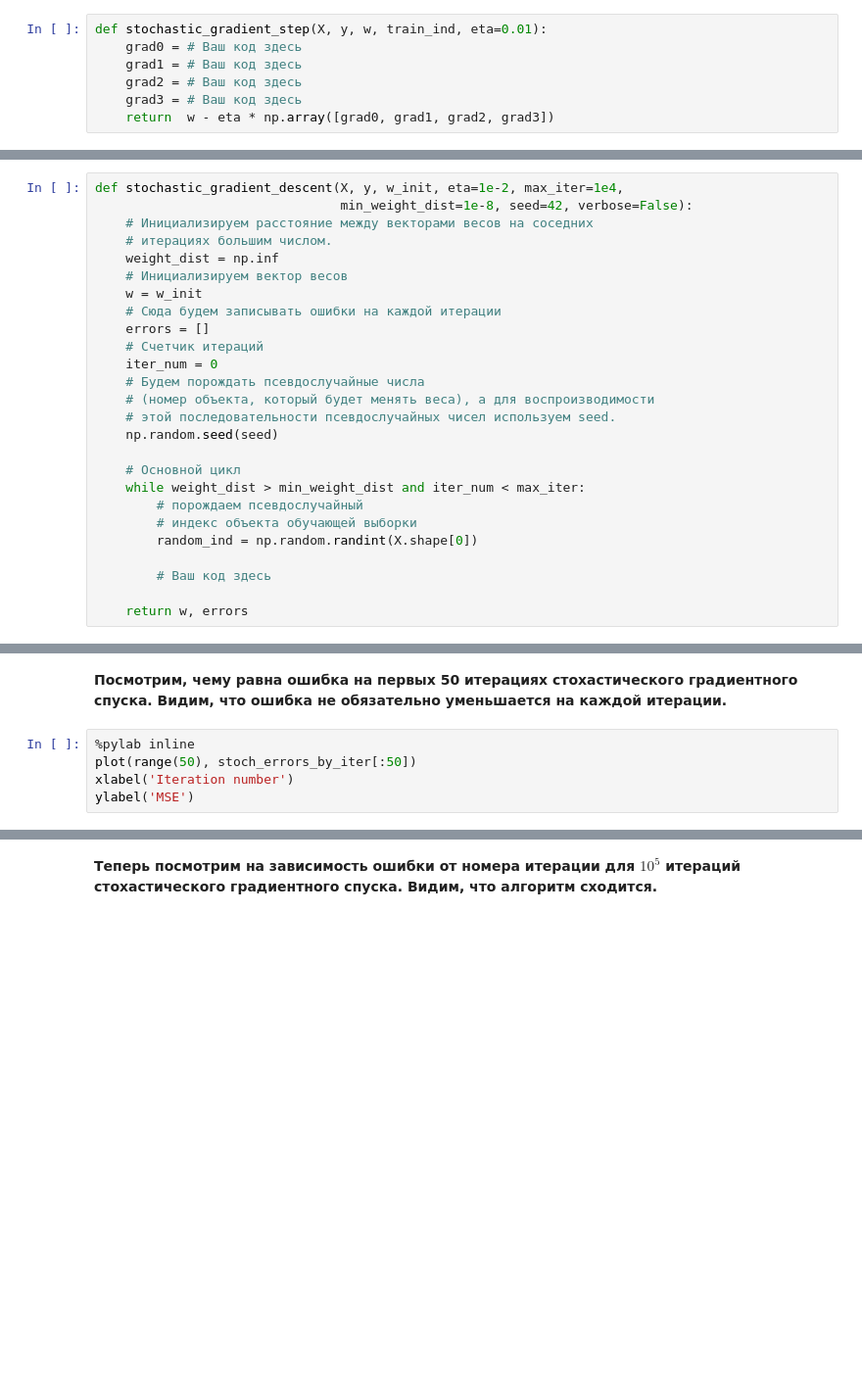
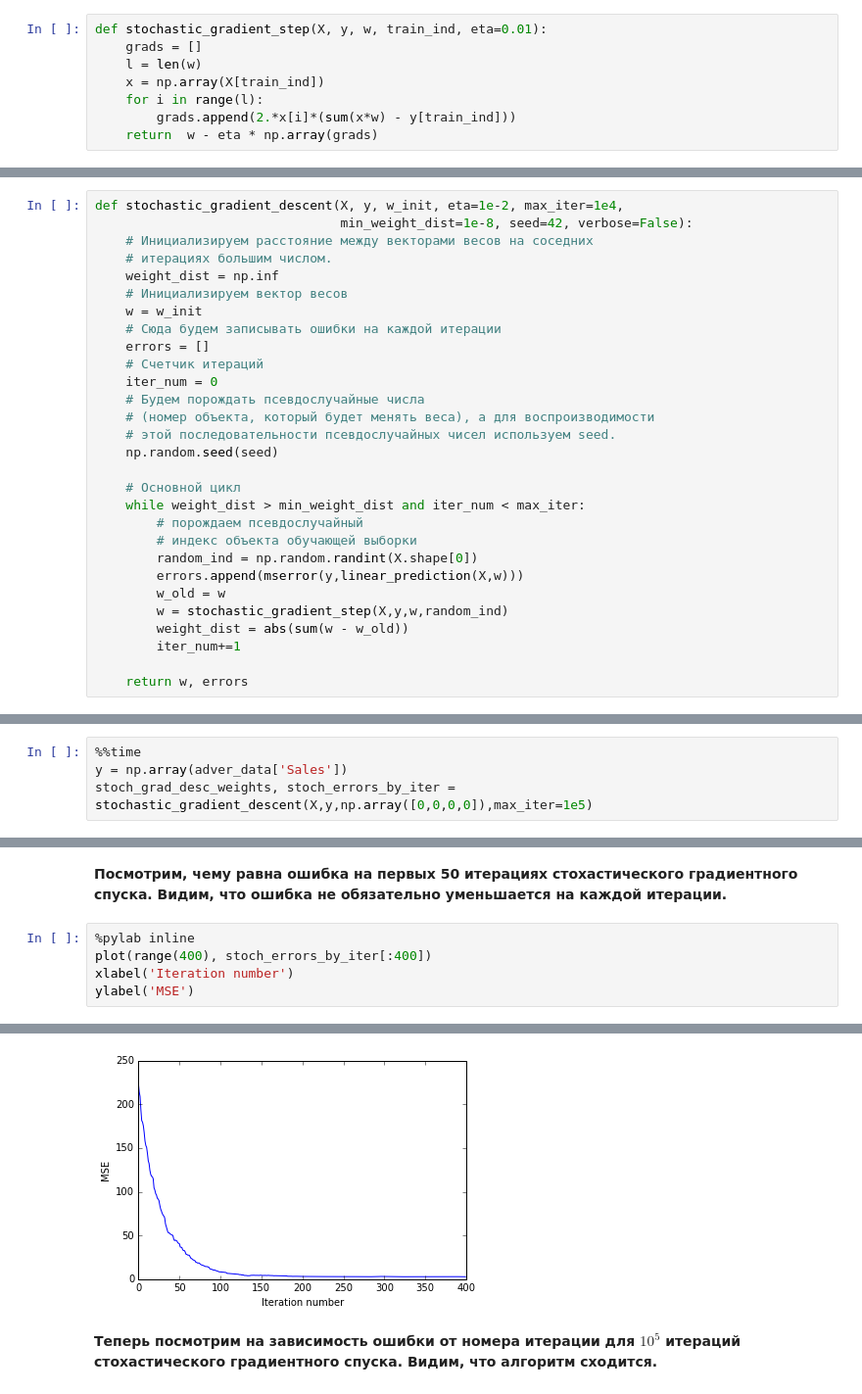
Before and after one commit to InglouriousBasterd667/Yandex-machine-learning, a Jupyter notebook: week1/PA_linreg_stochastic_grad_descent.ipynb, the cells around one changed output, grey strips where cells are left out. Shown at 98% size. Drawn from its saved outputs; the diff is of its cells as text; blank space fills up the shorter version.

```diff
--- a/week1/PA_linreg_stochastic_grad_descent.ipynb
+++ b/week1/PA_linreg_stochastic_grad_descent.ipynb
@@ -133,12 +161,13 @@ write_answer_to_file(answer3, '3.txt')
 # %% [markdown]
 **5. Напишите функцию *stochastic_gradient_step*, реализующую шаг стохастического градиентного спуска для линейной регрессии. Функция должна принимать матрицу *X*, вектора *y* и *w*, число *train_ind* - индекс объекта обучающей выборки (строки матрицы *X*), по которому считается изменение весов, а также число *$\eta$* (eta) - шаг градиентного спуска (по умолчанию *eta*=0.01). Результатом будет вектор обновленных весов. Наша реализация функции будет явно написана для данных с 3 признаками, но несложно модифицировать для любого числа признаков, можете это сделать.**
-# %%
-def stochastic_gradient_step(X, y, w, train_ind, eta=0.01):
-    grad0 = # Ваш код здесь
-    grad1 = # Ваш код здесь
-    grad2 = # Ваш код здесь
-    grad3 = # Ваш код здесь
-    return  w - eta * np.array([grad0, grad1, grad2, grad3])
+# %%
+def stochastic_gradient_step(X, y, w, train_ind, eta=0.01):
+    grads = []
+    l = len(w)
+    x = np.array(X[train_ind])
+    for i in range(l):
+        grads.append(2.*x[i]*(sum(x*w) - y[train_ind]))
+    return  w - eta * np.array(grads)
 # %% [markdown]
 **6. Напишите функцию *stochastic_gradient_descent*, реализующую стохастический градиентный спуск для линейной регрессии. Функция принимает на вход следующие аргументы:**
 - X - матрица, соответствующая обучающей выборке
@@ -174,8 +203,11 @@ def stochastic_gradient_descent(X, y, w_init, eta=1e-2, max_iter=1e4,
         # порождаем псевдослучайный
         # индекс объекта обучающей выборки
         random_ind = np.random.randint(X.shape[0])
-
-        # Ваш код здесь
+        errors.append(mserror(y,linear_prediction(X,w)))
+        w_old = w
+        w = stochastic_gradient_step(X,y,w,random_ind)
+        weight_dist = abs(sum(w - w_old))
+        iter_num+=1
 
     return w, errors
 # %% [markdown]
@@ -185,0 +215,4 @@ stoch_grad_desc_weights, stoch_errors_by_iter = # Ваш код здесь
+# %%
+%%time
+y = np.array(adver_data['Sales'])
+stoch_grad_desc_weights, stoch_errors_by_iter = stochastic_gradient_descent(X,y,np.array([0,0,0,0]),max_iter=1e5)
@@ -187,6 +223,7 @@ stoch_grad_desc_weights, stoch_errors_by_iter = # Ваш код здесь
 **Посмотрим, чему равна ошибка на первых 50 итерациях стохастического градиентного спуска. Видим, что ошибка не обязательно уменьшается на каждой итерации.**
 # %%
 %pylab inline
-plot(range(50), stoch_errors_by_iter[:50])
+plot(range(400), stoch_errors_by_iter[:400])
 xlabel('Iteration number')
 ylabel('MSE')
+# %% [output]
@@ -193,3 +232,4 @@ ylabel('MSE')
+[figure, added]
 # %% [markdown]
 **Теперь посмотрим на зависимость ошибки от номера итерации для $10^5$ итераций стохастического градиентного спуска. Видим, что алгоритм сходится.**
 # %%
```
Also changed, not shown: parts of 16 cells of this notebook, 3 other files.
